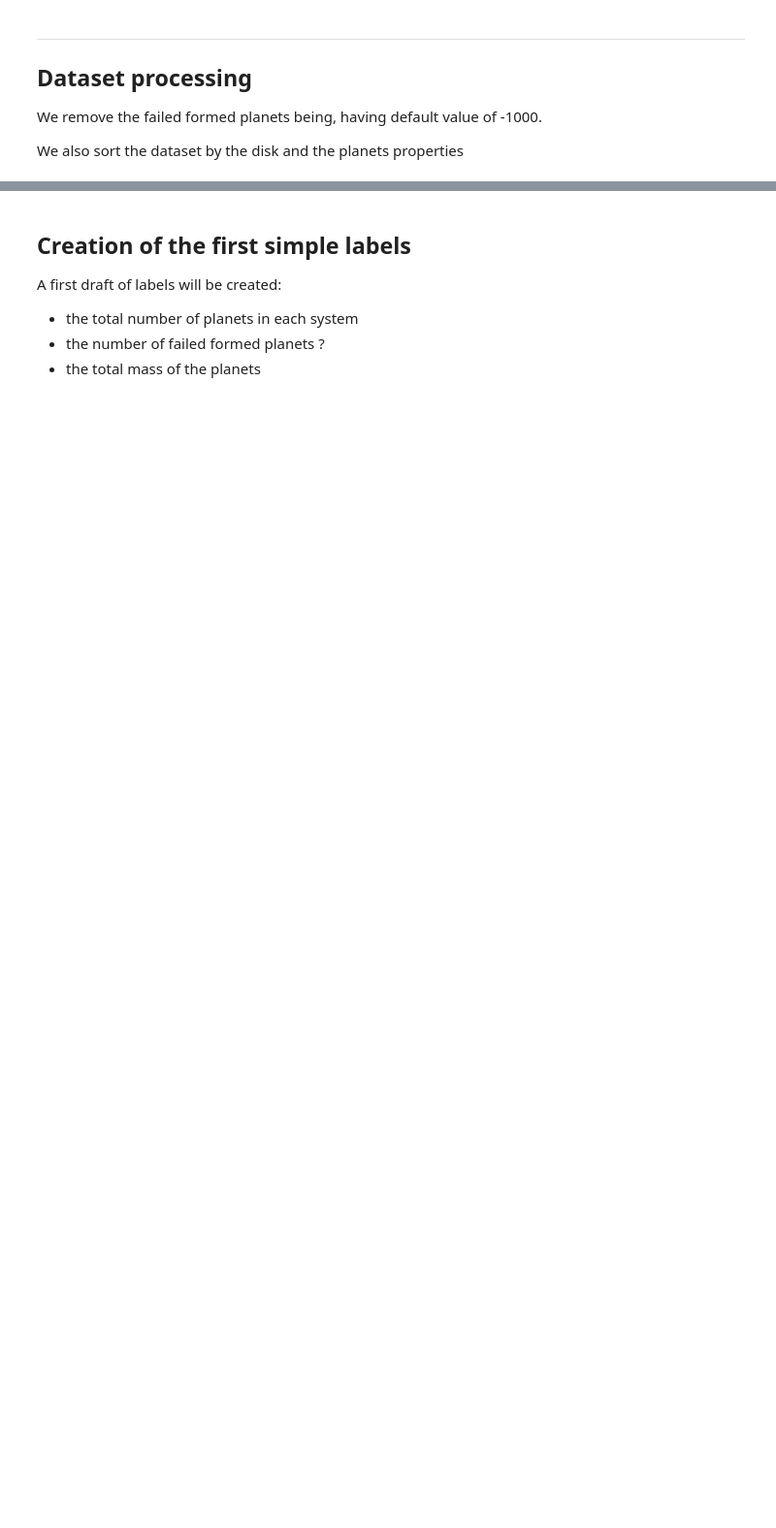
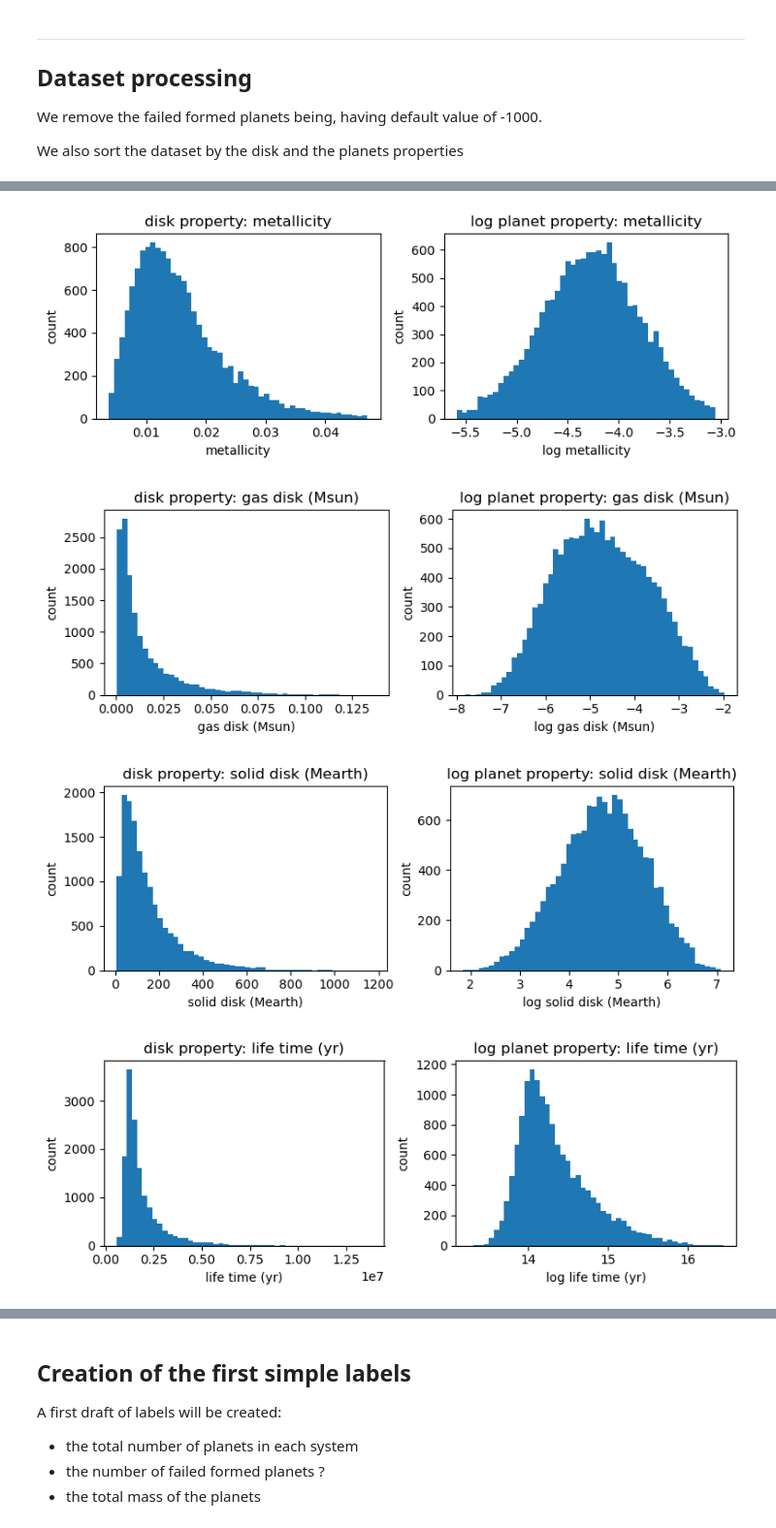
Before and after one commit to yannholzer/pai_costum_project, a Jupyter notebook: system_vizualisation.ipynb, the cells around one changed output, grey strips where cells are left out. Shown at 97% size. Cells and saved outputs as stored; diff of their text form; code cells hidden in the pictures; blank space fills up the shorter version.

```diff
--- a/system_vizualisation.ipynb
+++ b/system_vizualisation.ipynb
@@ -96,0 +95,7 @@ dataframe_planets_propriety.head()
+# %%
+data.plot_disk_features_histogram(df_disk)
+# %% [output]
+[figure, added]
+[figure, added]
+[figure, added]
+[figure, added]
```
Also changed, not shown: parts of 30 cells of this notebook, 39 other files.
